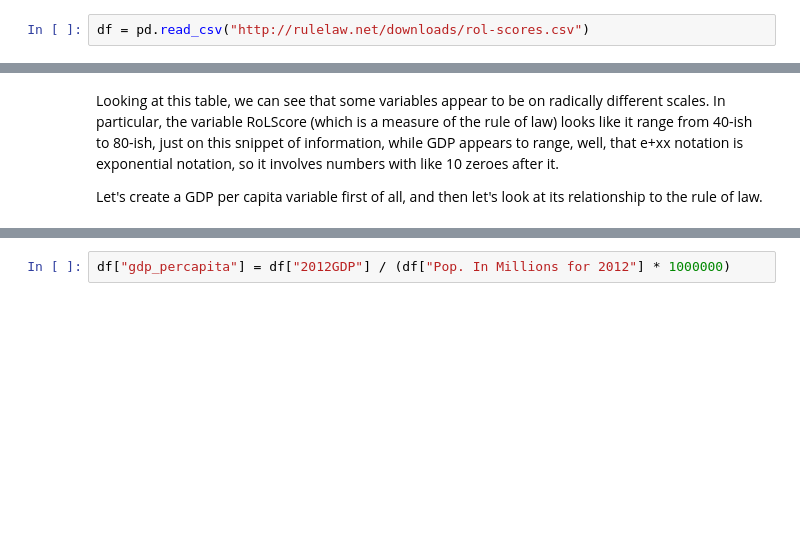
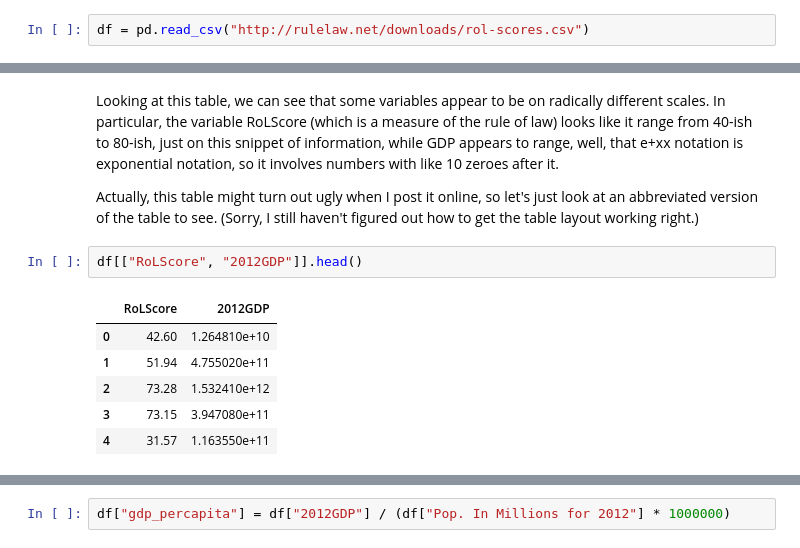
Before and after one commit to paultopia/library_gobbledygook, a Jupyter notebook: lesson_notebooks/data-transformations.ipynb, the cells around one changed output, grey strips where cells are left out. Cells and saved outputs as stored; diff of their text form; blank space fills up the shorter version.

```diff
--- a/lesson_notebooks/data-transformations.ipynb
+++ b/lesson_notebooks/data-transformations.ipynb
@@ -26,4 +29,13 @@ df.head()
 # %% [markdown]
 Looking at this table, we can see that some variables appear to be on radically different scales. In particular, the variable RoLScore (which is a measure of the rule of law) looks like it range from 40-ish to 80-ish, just on this snippet of information, while GDP appears to range, well, that e+xx notation is exponential notation, so it involves numbers with like 10 zeroes after it.
 
-Let's create a GDP per capita variable first of all, and then let's look at its relationship to the rule of law.
+Actually, this table might turn out ugly when I post it online, so let's just look at an abbreviated version of the table to see.  (Sorry, I still haven't figured out how to get the table layout working right.)
+# %%
+df[["RoLScore", "2012GDP"]].head()
+# %% [output]
+|  | RoLScore | 2012GDP |
+| 0 | 42.60 | 1.264810e+10 |
+| 1 | 51.94 | 4.755020e+11 |
+| 2 | 73.28 | 1.532410e+12 |
+| 3 | 73.15 | 3.947080e+11 |
+| 4 | 31.57 | 1.163550e+11 |
```
Also changed, not shown: parts of 9 cells of this notebook, 1 other file.
